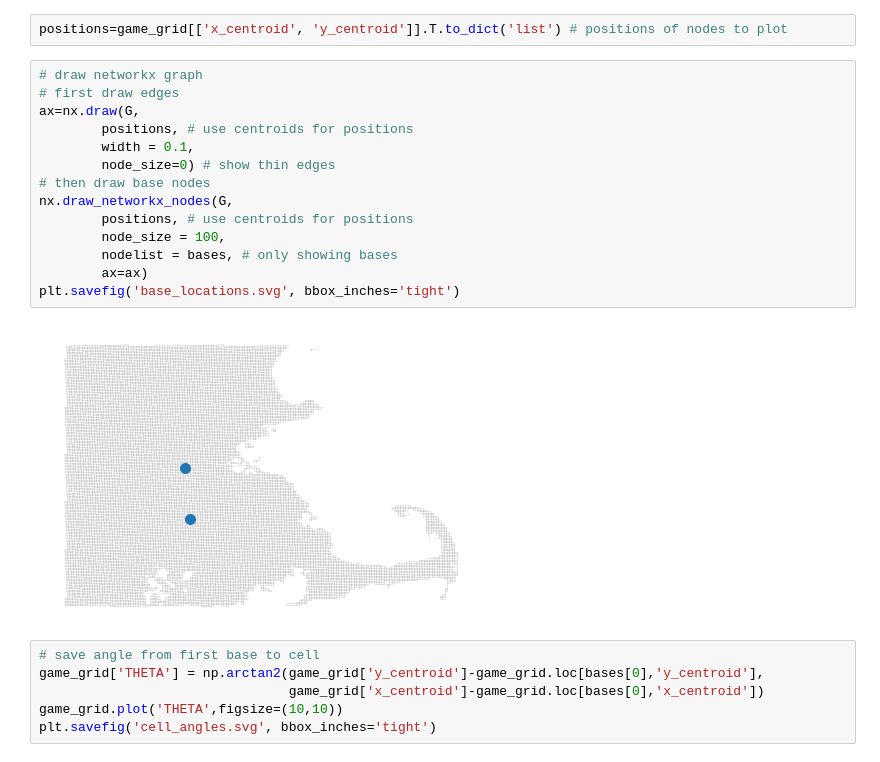
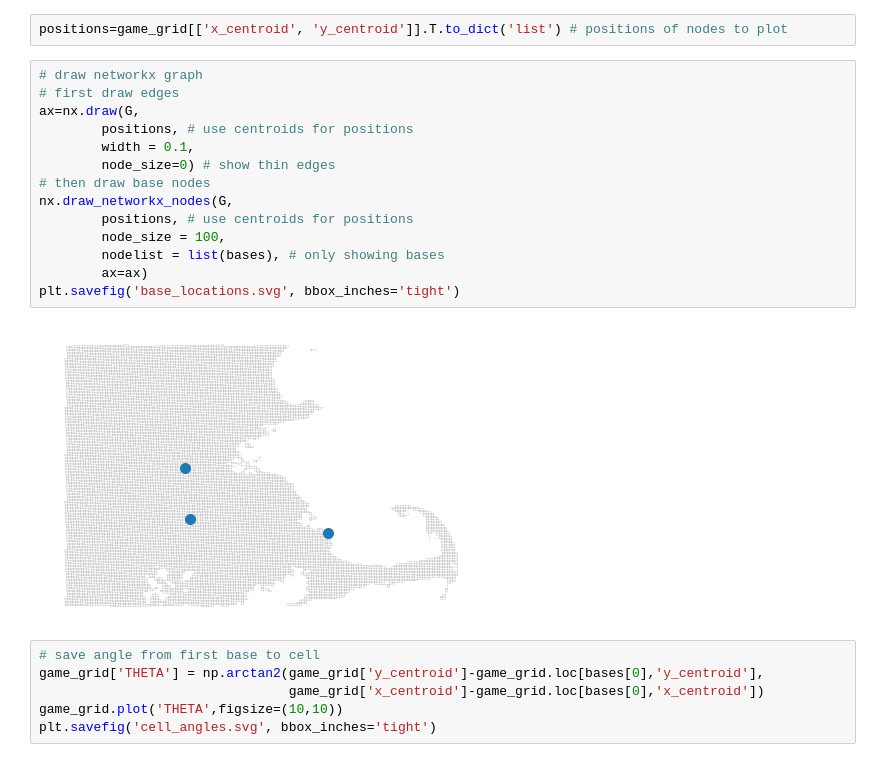
Before and after one commit to bwsi-remote-sensing-2020/final-exercise-students-jvonk, a Jupyter notebook: Final-exercise-overview.ipynb, the cells around one changed output. Cells and saved outputs as stored; diff of their text form.

```diff
--- a/Final-exercise-overview.ipynb
+++ b/Final-exercise-overview.ipynb
@@ -182,19 +176,19 @@ positions=game_grid[['x_centroid', 'y_centroid']].T.to_dict('list') # positions
 # %%
 # draw networkx graph
 # first draw edges
 ax=nx.draw(G,
         positions, # use centroids for positions
         width = 0.1,
         node_size=0) # show thin edges
 # then draw base nodes
 nx.draw_networkx_nodes(G,
         positions, # use centroids for positions
         node_size = 100,
-        nodelist = bases, # only showing bases
+        nodelist = list(bases), # only showing bases
         ax=ax)
 plt.savefig('base_locations.svg', bbox_inches='tight')
 # %% [output]
-[figure, old version]
+[figure, new version]
 # %%
 # save angle from first base to cell
 game_grid['THETA'] = np.arctan2(game_grid['y_centroid']-game_grid.loc[bases[0],'y_centroid'],
```
Also changed, not shown: parts of 34 cells of this notebook, 7 other files.
